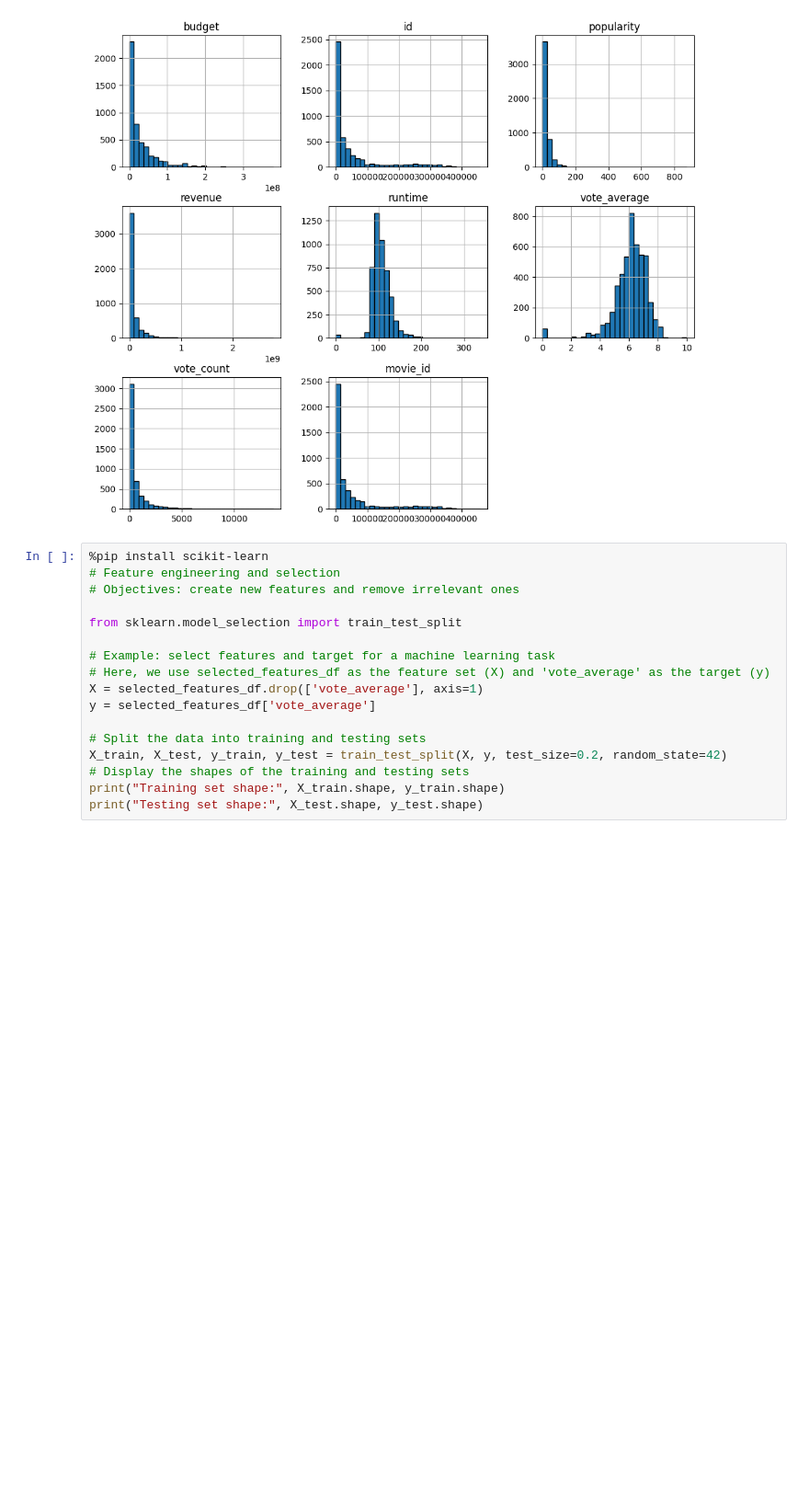
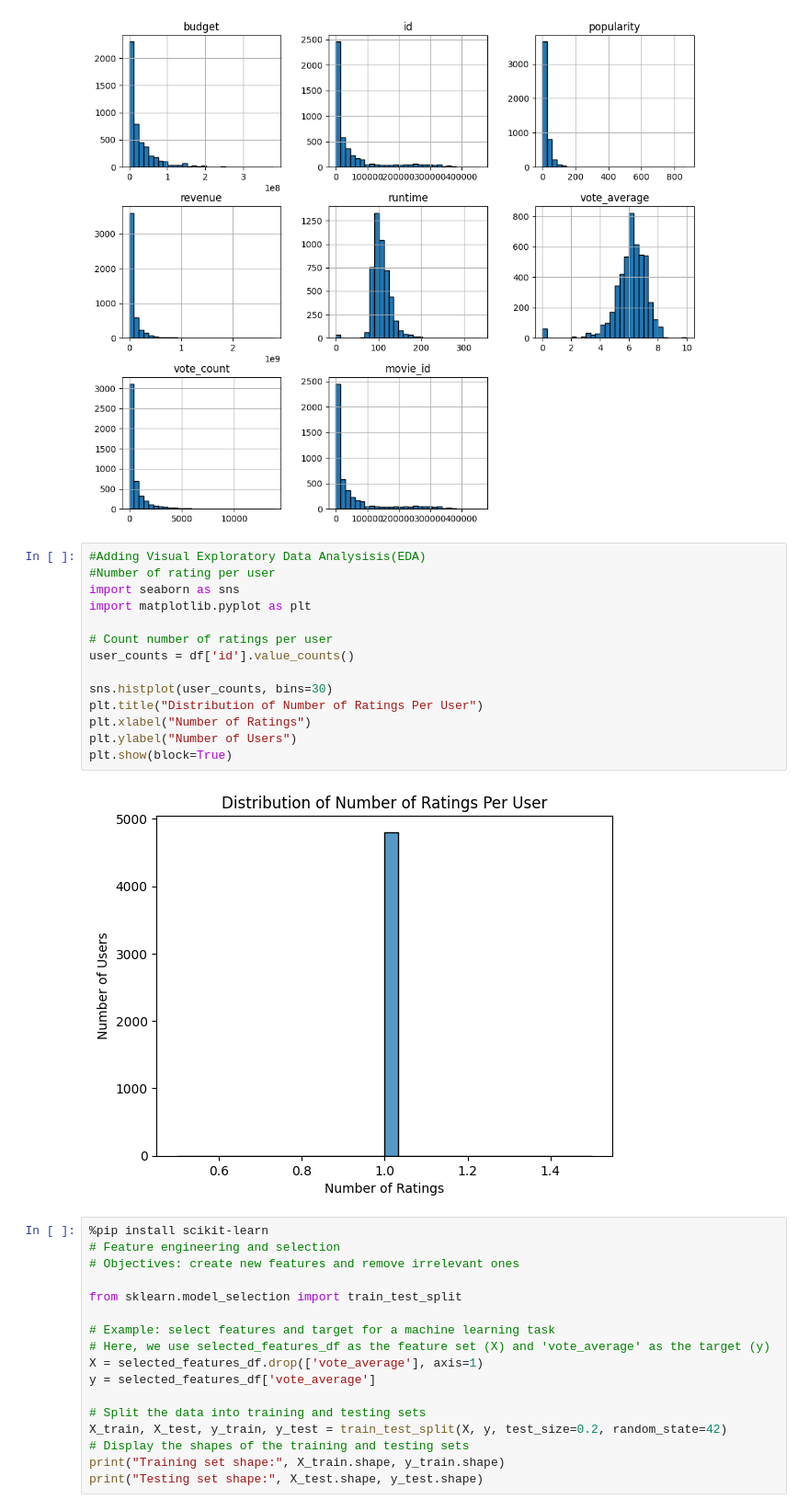
Before and after one commit to Cindy-mamang/movie-recommendation-system, a Jupyter notebook: Movie_recommadation_System.ipynb, the cells around one changed output. Shown at 92% size. Drawn from its saved outputs; the diff is of its cells as text; blank space fills up the shorter version.

```diff
--- a/Movie_recommadation_System.ipynb
+++ b/Movie_recommadation_System.ipynb
@@ -174,6 +234,22 @@ For example, when doing 'df[col].method(value, inplace=True)', try using 'df.met
 
   merged_df['runtime'].fillna(mean_runtime, inplace=True)
 [figure]
+# %%
+#Adding Visual Exploratory Data Analysisis(EDA)
+#Number of rating per user
+import seaborn as sns
+import matplotlib.pyplot as plt
+
+# Count number of ratings per user
+user_counts = df['id'].value_counts()
+
+sns.histplot(user_counts, bins=30)
+plt.title("Distribution of Number of Ratings Per User")
+plt.xlabel("Number of Ratings")
+plt.ylabel("Number of Users")
+plt.show(block=True)
+# %% [output]
+[figure, added]
 # %%
 %pip install scikit-learn
 # Feature engineering and selection
```
Also changed, not shown: parts of 8 cells of this notebook, 3 other files.
